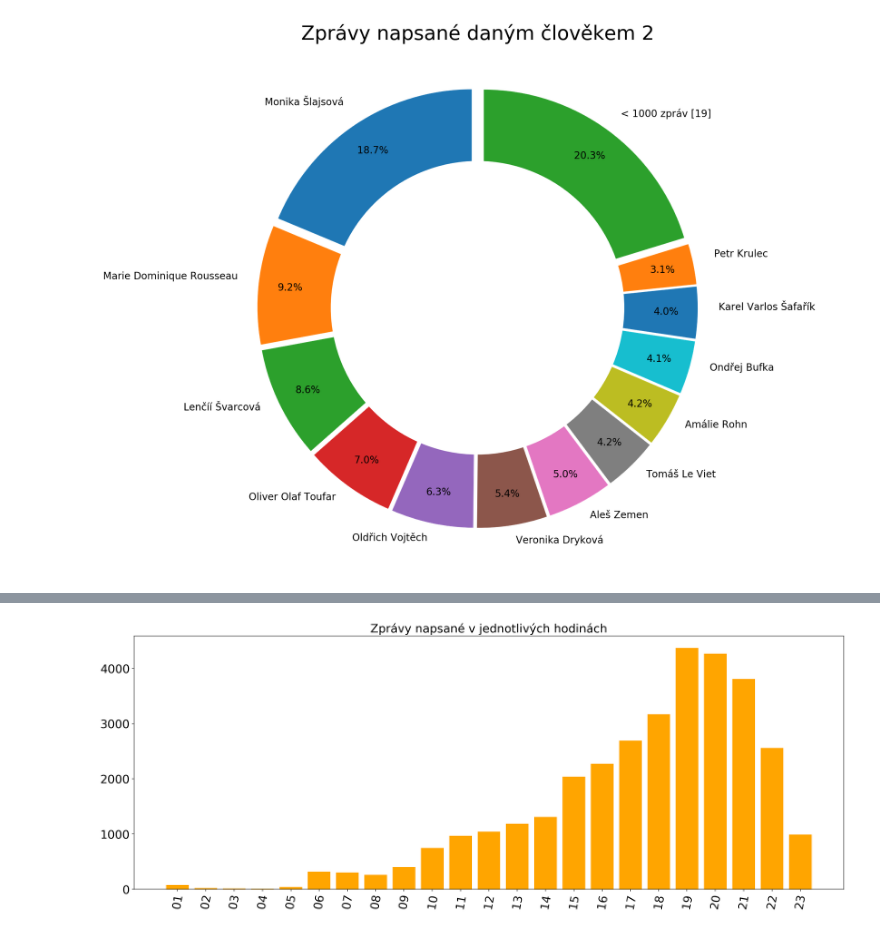
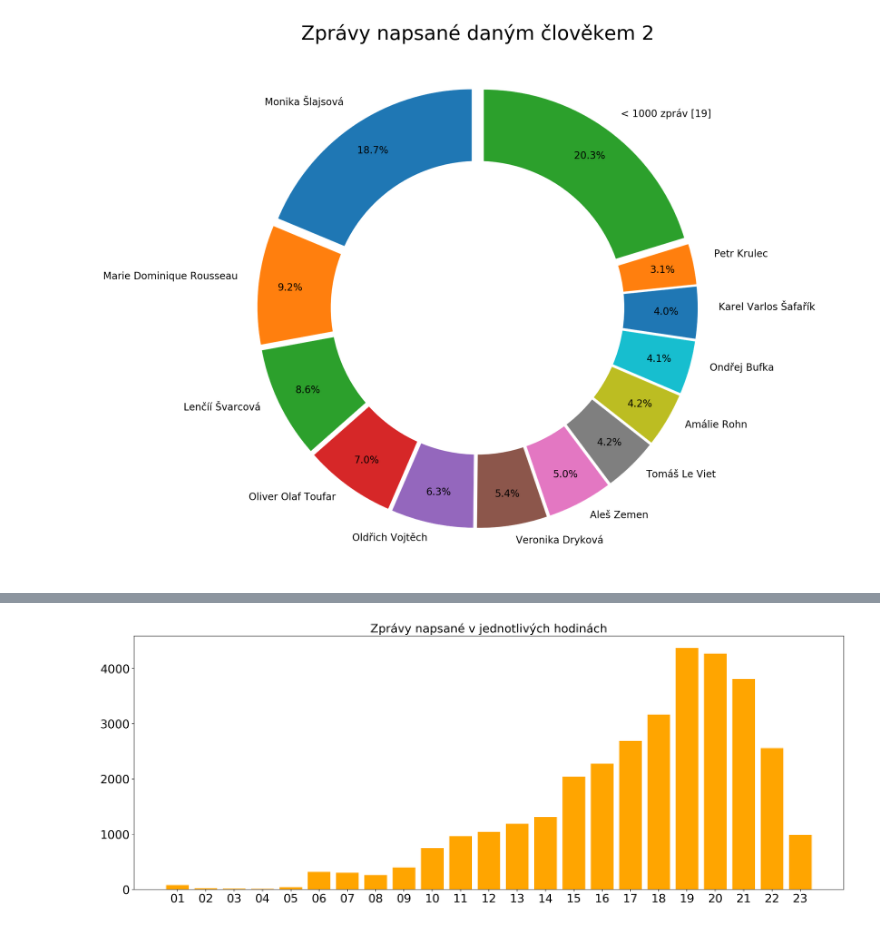
Before and after one commit to b4lldr/spolecenstvo-krabu, a Jupyter notebook: Data Visualization.ipynb, the cells around one changed output, grey strips where cells are left out. Cells and saved outputs as stored; diff of their text form; code cells hidden in the pictures.

```diff
--- a/Data Visualization.ipynb
+++ b/Data Visualization.ipynb
@@ -179,25 +178,24 @@ plt.show()
 # %%
 hours = []
 messages = []
 
 file = open("data/zpravy_podle_hodiny", "r")
 lines = file.readlines()
 for line in lines:
     hours.append(line.split(' ')[0])
     messages.append(int(line.split(' ')[1]))
 file.close()
 
 fig = plt.figure(1, figsize=(48, 8), dpi=200)
 chart1 = fig.add_subplot(121)
 
 plt.bar(hours, messages, color="orange")
 
 plt.title("Zprávy napsané v jednotlivých hodinách", fontsize=20)
-plt.xticks(rotation=80)
 plt.tick_params(labelsize=20)
 
 #plt.savefig('hodiny.png', bbox_inches='tight')
 
 plt.show()
 # %% [output]
-[figure, old version]
+[figure, new version]
```
Also changed, not shown: parts of 3 cells of this notebook, 1 other file.
